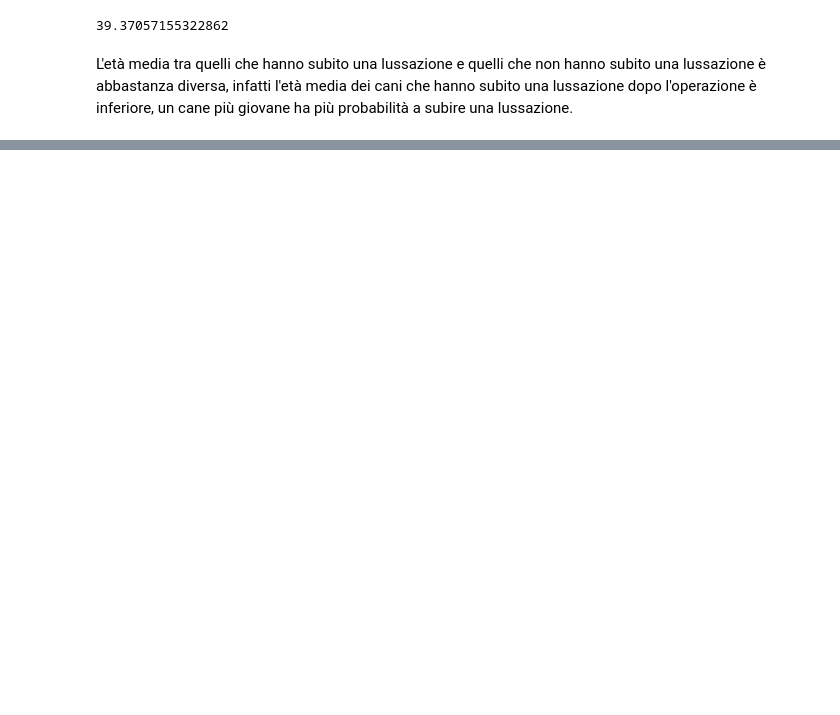
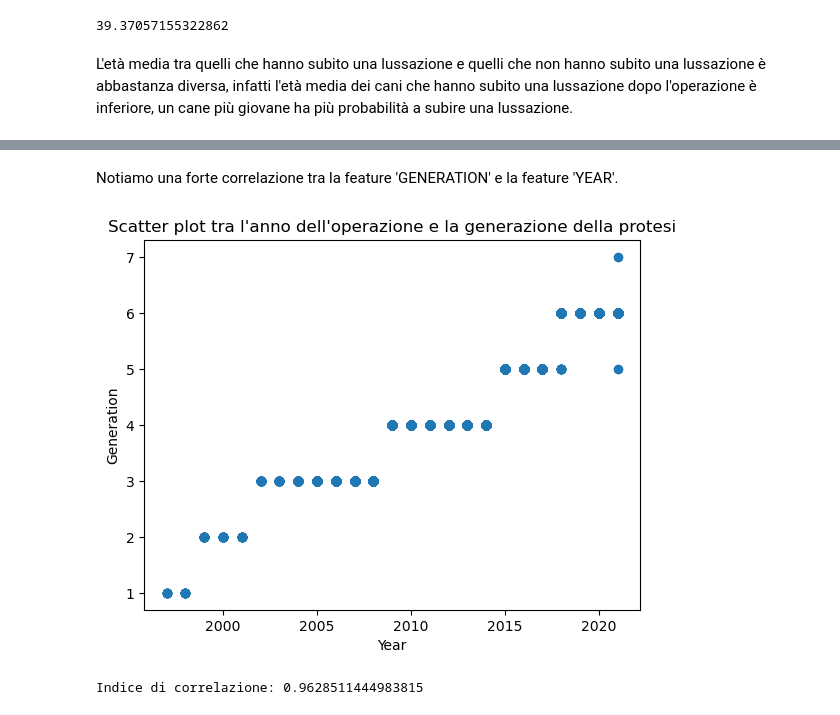
Before and after one commit to MatteoBisotti/Tirocinio, a Jupyter notebook: tirocinio/Analisi/analisi_descrittiva.ipynb, the cells around one changed output, grey strips where cells are left out. Drawn from its saved outputs; the diff is of its cells as text; code cells hidden in the pictures; blank space fills up the shorter version.

```diff
--- a/tirocinio/Analisi/AnalisiDbCani.ipynb
+++ b/tirocinio/Analisi/analisi_descrittiva.ipynb
@@ -932 +847,24 @@ plt.show()
+# %%
+dataset.AGEATSURGERYmo = dataset.AGEATSURGERYmo.str.replace(',', '.').astype('float64')
+dataset.BODYWEIGHTKG = dataset.BODYWEIGHTKG.str.replace(',', '.').astype('float64')
+dataset.BCS = dataset.BCS.str.replace(',', '.').astype('float64')
+dataset.STEMANTEVERSIONREAL = dataset.STEMANTEVERSIONREAL.str.replace(',', '.').astype('float64')
+
+dataset['HIPRL'] = dataset.HIPRL.replace('L', 0)
+dataset['HIPRL'] = dataset.HIPRL.replace('l', 0)
+dataset['HIPRL'] = dataset.HIPRL.replace('R', 1)
+
+dataset['RECTUSFEMORISM.RELEASE'] = dataset['RECTUSFEMORISM.RELEASE'].replace('NO', 0)
+dataset['RECTUSFEMORISM.RELEASE'] = dataset['RECTUSFEMORISM.RELEASE'].replace(' NO', 0)
+dataset['RECTUSFEMORISM.RELEASE'] = dataset['RECTUSFEMORISM.RELEASE'].replace('YES', 1)
+dataset['RECTUSFEMORISM.RELEASE'] = dataset['RECTUSFEMORISM.RELEASE'].replace('PARTIAL', 2)
+
+valori = dataset.STEMSIZE.unique()
+count = 0
+for v in valori:
+    dataset['STEMSIZE'] = dataset['STEMSIZE'].replace(v, count)
+    count += 1
+
+dataset['DIRECTION'] = dataset['DIRECTION'].replace('CRANIO-DORSALE', 0)
+dataset['DIRECTION'] = dataset['DIRECTION'].replace('CAUDO-VENTRALE', 1)
 # %%
@@ -951,0 +991,17 @@ plt.show()
+# %% [markdown]
+Notiamo una forte correlazione tra la feature 'GENERATION' e la feature 'YEAR'.
+# %%
+# Scatter plot tra YEAR e GENERATION
+plt.title("Scatter plot tra l'anno dell'operazione e la generazione della protesi")
+
+plt.scatter(dataset_drop.YEAR, dataset_drop.GENERATION)
+
+plt.xlabel("Year")
+plt.ylabel("Generation")
+
+plt.show()
+
+print("Indice di correlazione:", dataset_drop.YEAR.corr(dataset_drop.GENERATION))
+# %% [output]
+[figure, added]
+Indice di correlazione: 0.9628511444983815
```
Also changed, not shown: parts of 70 cells of this notebook, 2 other files.
